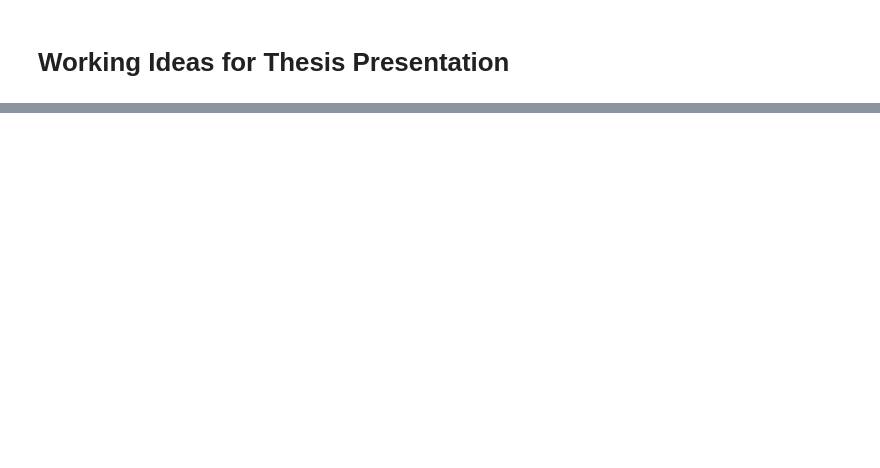
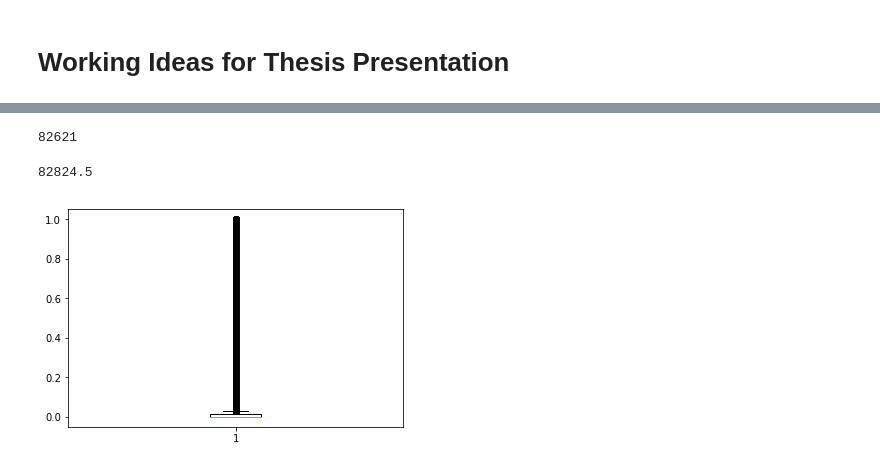
Before and after one commit to taylorcavazos/PRS_Admixture_Simulation, a Jupyter notebook: notebooks/Thesis_Meeting_Prep_20191030.ipynb, the cells around one changed output, grey strips where cells are left out. Drawn from its saved outputs; the diff is of its cells as text; code cells hidden in the pictures; blank space fills up the shorter version.

```diff
--- a/notebooks/Thesis_Meeting_Prep_20191030.ipynb
+++ b/notebooks/Thesis_Meeting_Prep_20191030.ipynb
@@ -49,0 +186,2 @@ plt.show()
+# %%
+ld_calc = msprime.LdCalculator(s)
@@ -49,0 +506,14 @@ plt.show()
+# %%
+def get_ld(focal_mutation):
+    a = ld_calc.get_r2_array(
+    focal_mutation, max_distance=1e6,
+    direction=msprime.REVERSE)
+    rev_indexes = focal_mutation - np.nonzero(a >= 0)[0] - 1
+    a = a.copy()
+    b = ld_calc.get_r2_array(
+        focal_mutation, max_distance=1e6,
+        direction=msprime.FORWARD)
+    fwd_indexes = focal_mutation + np.nonzero(b >= 0)[0] + 1
+    indexes = np.concatenate((rev_indexes[::-1], fwd_indexes))
+    r2_vals = list(a[::-1])+list(b)
+    return dict(zip(indexes,r2_vals))
@@ -49,0 +524,4 @@ plt.show()
+# %%
+dict_overall = {}
+for var in ts.variants():
+    dict_overall[var.site.id] = get_ld(var.site.id)
@@ -49,0 +532,24 @@ plt.show()
+# %%
+diffs = {}
+for var1 in tqdm.tqdm(range(ts.num_sites)):
+    for var2 in range(ts.num_sites):
+        if var1 != var2:
+            ld1 = dict_overall.get(var1).get(var2)
+            ld2 = dict_overall.get(var2).get(var1)
+            diff = np.absolute(ld1 - ld2)
+            vars_sort = sorted([var1,var2])
+            if (vars_sort[0],vars_sort[1]) not in diffs.keys():
+                diffs[(vars_sort[0],vars_sort[1])] = diff
+# %%
+len(diffs)
+# %% [output]
+82621
+# %%
+(407*407)/2
+# %% [output]
+82824.5
+# %%
+plt.boxplot(list(diffs.values()))
+plt.show()
+# %% [output]
+[figure, added]
```
Also changed, not shown: parts of 118 cells of this notebook, 21 other files.
